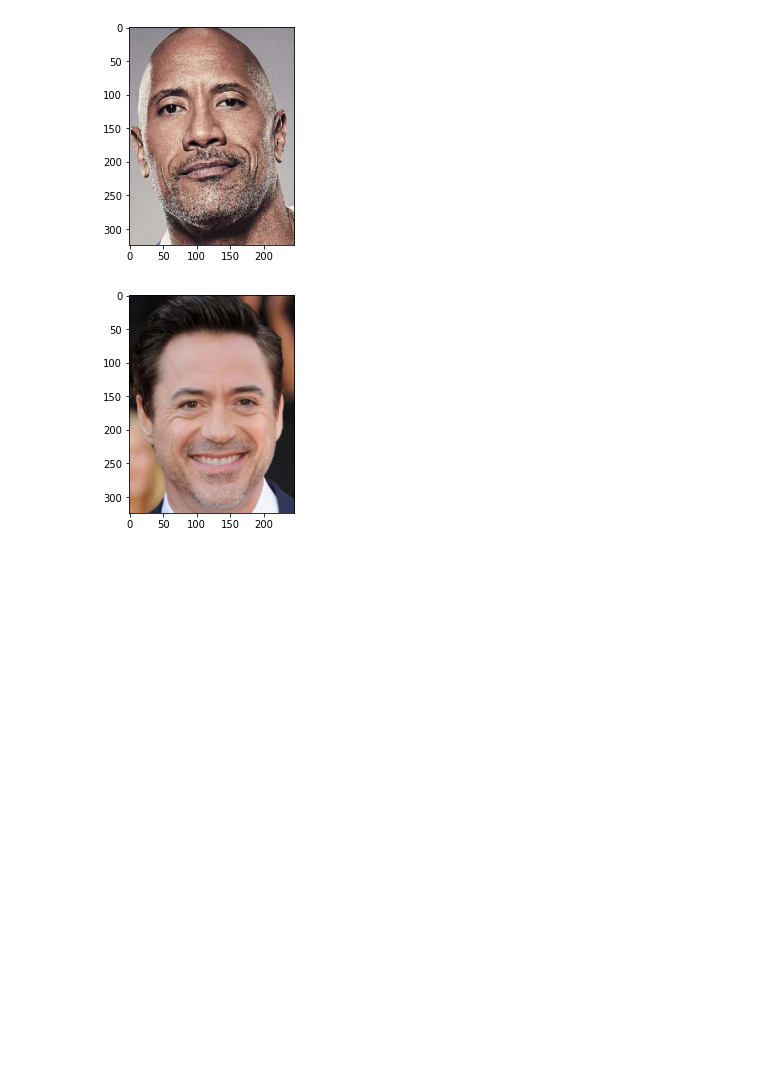
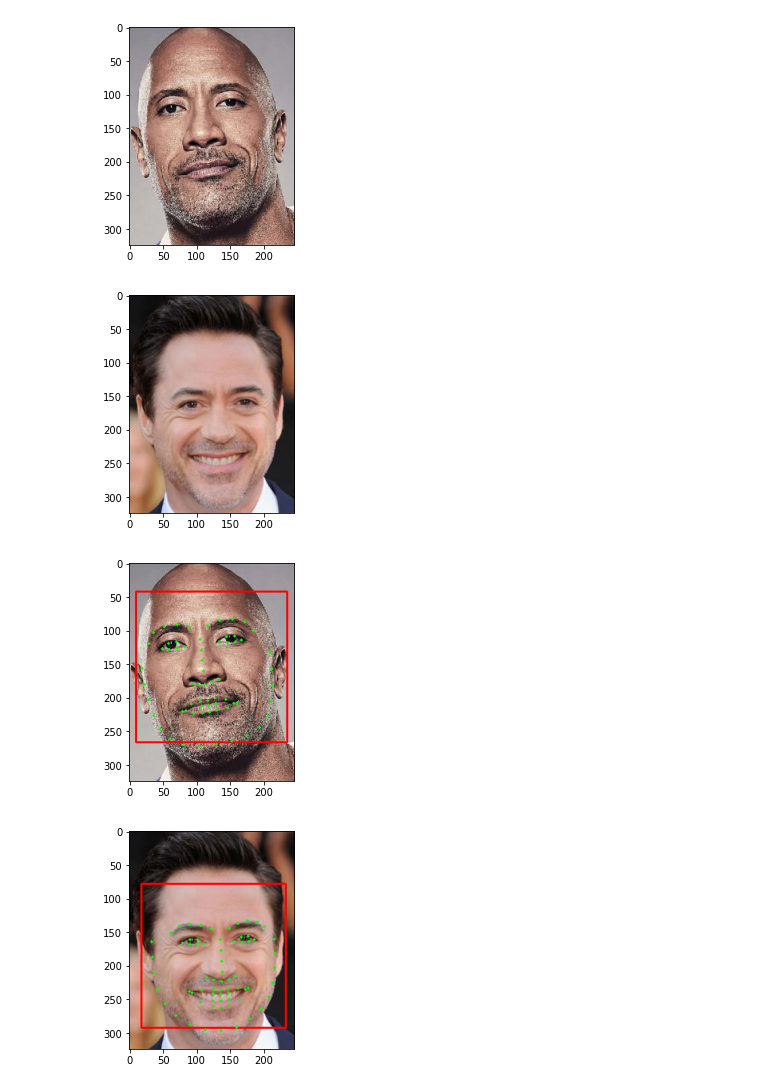
Before and after one commit to Zayatsoff/computer_vision, a Jupyter notebook: facial_landmarks.ipynb, the cells around one changed output. Saved outputs shown, nothing was run; the diff lists cells and outputs as text; code cells hidden in the pictures; blank space fills up the shorter version.

```diff
--- a/facial_landmarks.ipynb
+++ b/facial_landmarks.ipynb
@@ -50,3 +51,14 @@ for item in os.listdir(imgdir):
 # %% [output]
 [figure]
 [figure]
+# %%
+# Show result images
+imgdir = 'results'
+for item in os.listdir(imgdir):
+    f = os.path.join(imgdir, item)
+    image = imread(f)
+    plt.figure()
+    plt.imshow(image)
+# %% [output]
+[figure, added]
+[figure, added]
```
Also changed, not shown: parts of 2 cells of this notebook, 1 other file.
